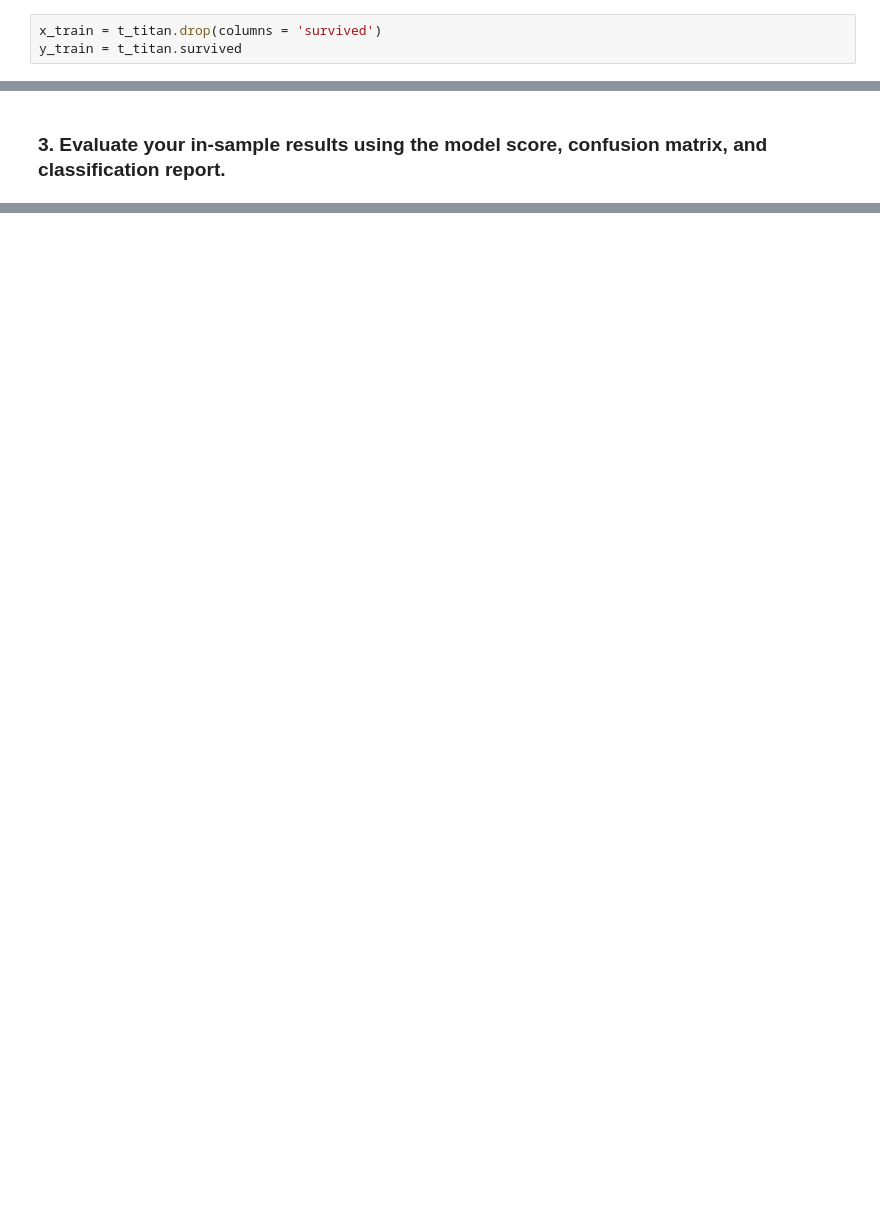
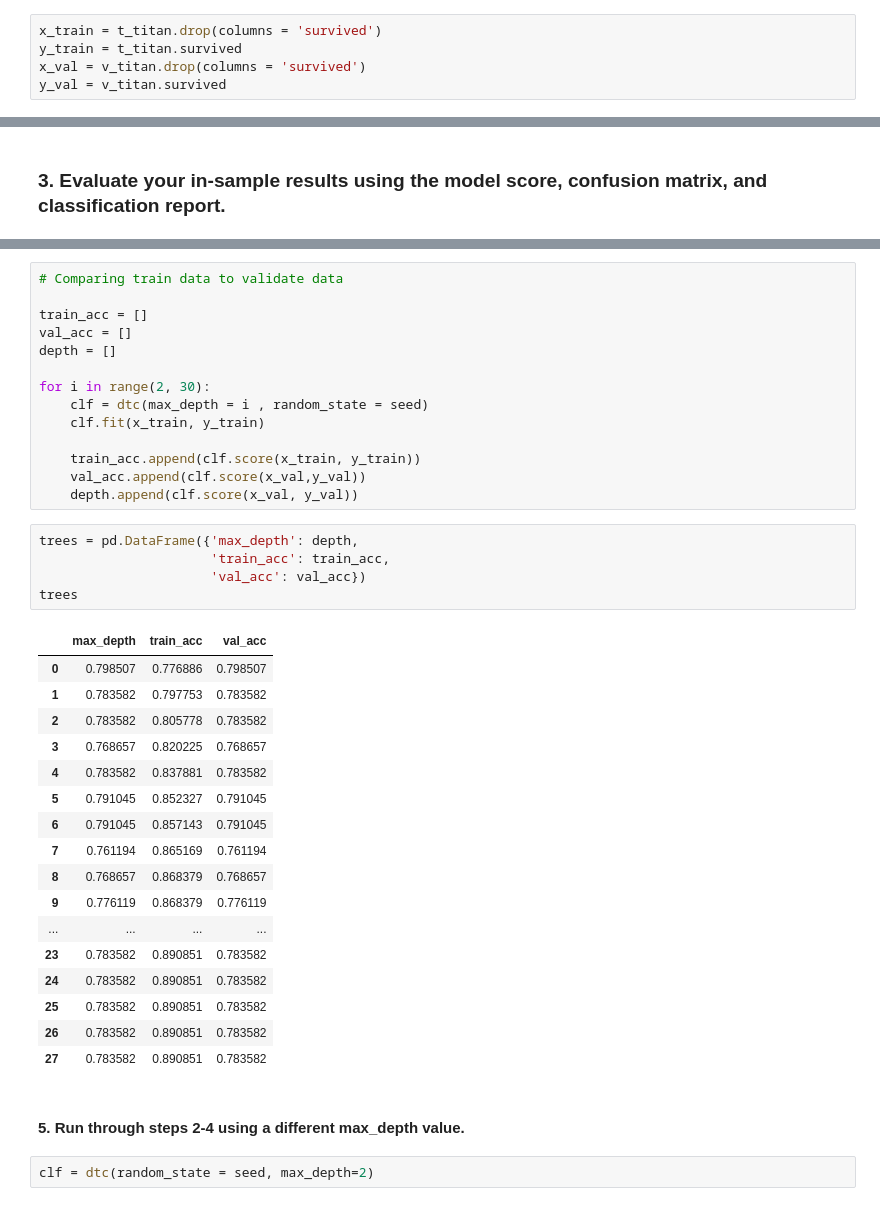
Before and after one commit to eelysee/classification_exercises, a Jupyter notebook: decision_tree.ipynb, the cells around one changed output, grey strips where cells are left out. Drawn from its saved outputs; the diff is of its cells as text; blank space fills up the shorter version.

Commit message:
decision_tree titan

```diff
--- a/decision_tree.ipynb
+++ b/decision_tree.ipynb
@@ -69,6 +75,8 @@ v_titan = pd.get_dummies(v_titan, columns = ['sex', 'embark_town'], drop_first =
 # %%
 x_train = t_titan.drop(columns = 'survived')
 y_train = t_titan.survived
+x_val = v_titan.drop(columns = 'survived')
+y_val = v_titan.survived
 # %%
 clf = dtc(random_state = seed)
 clf.fit(x_train, y_train)
@@ -78,0 +183,41 @@ DecisionTreeClassifier(random_state=55)
+# %%
+# Comparing train data to validate data
+
+train_acc = []
+val_acc = []
+depth = []
+
+for i in range(2, 30):
+    clf = dtc(max_depth = i , random_state = seed)
+    clf.fit(x_train, y_train)
+
+    train_acc.append(clf.score(x_train, y_train))
+    val_acc.append(clf.score(x_val,y_val))
+    depth.append(clf.score(x_val, y_val))
+# %%
+trees = pd.DataFrame({'max_depth': depth,
+                      'train_acc': train_acc,
+                      'val_acc': val_acc})
+trees
+# %% [output]
+|  | max_depth | train_acc | val_acc |
+| 0 | 0.798507 | 0.776886 | 0.798507 |
+| 1 | 0.783582 | 0.797753 | 0.783582 |
+| 2 | 0.783582 | 0.805778 | 0.783582 |
+| 3 | 0.768657 | 0.820225 | 0.768657 |
+| 4 | 0.783582 | 0.837881 | 0.783582 |
+| 5 | 0.791045 | 0.852327 | 0.791045 |
+| 6 | 0.791045 | 0.857143 | 0.791045 |
+| 7 | 0.761194 | 0.865169 | 0.761194 |
+| 8 | 0.768657 | 0.868379 | 0.768657 |
+| 9 | 0.776119 | 0.868379 | 0.776119 |
+| ... | ... | ... | ... |
+| 23 | 0.783582 | 0.890851 | 0.783582 |
+| 24 | 0.783582 | 0.890851 | 0.783582 |
+| 25 | 0.783582 | 0.890851 | 0.783582 |
+| 26 | 0.783582 | 0.890851 | 0.783582 |
+| 27 | 0.783582 | 0.890851 | 0.783582 |
+# %% [markdown]
+#### 5. Run through steps 2-4 using a different max_depth value.
+# %%
+clf = dtc(random_state = seed, max_depth=2)
```
Also changed, not shown: parts of 34 cells of this notebook, 1 other file.
